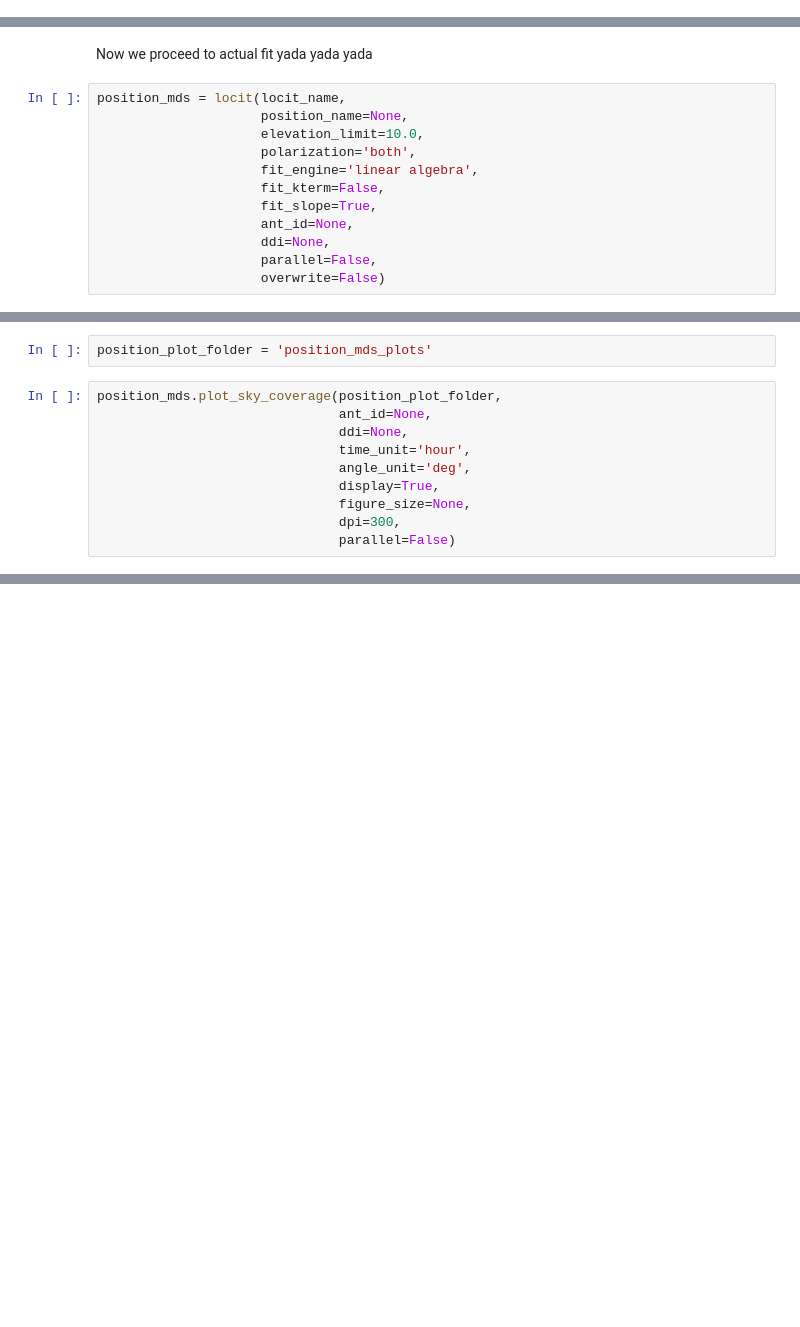
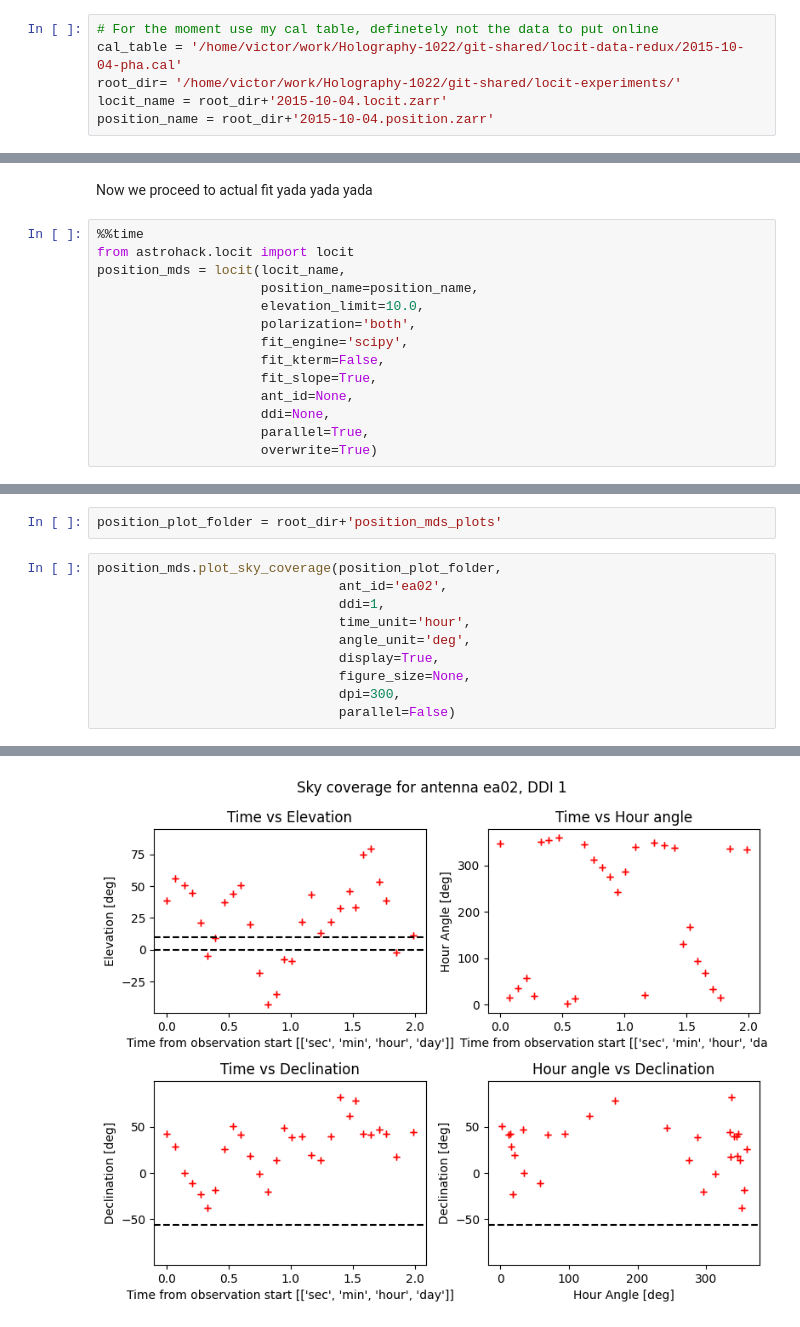
Before and after one commit to casangi/astrohack, a Jupyter notebook: docs/locit_tutorial.ipynb, the cells around one changed output, grey strips where cells are left out. Cells and saved outputs as stored; diff of their text form; blank space fills up the shorter version.

Commit message:
Functional Locit tutorial

```diff
--- a/docs/locit_tutorial.ipynb
+++ b/docs/locit_tutorial.ipynb
@@ -31 +68,7 @@ client
+# %%
+# For the moment use my cal table, definetely not the data to put online
+cal_table = '/home/victor/work/Holography-1022/git-shared/locit-data-redux/2015-10-04-pha.cal'
+root_dir= '/home/victor/work/Holography-1022/git-shared/locit-experiments/'
+locit_name = root_dir+'2015-10-04.locit.zarr'
+position_name = root_dir+'2015-10-04.position.zarr'
 # %%
@@ -55,14 +164,16 @@ locit_mds.plot_antenna_positions(locit_plot_folder,
 # %% [markdown]
 Now we proceed to actual fit yada yada yada
 # %%
+%%time
+from astrohack.locit import locit
 position_mds = locit(locit_name,
-                     position_name=None,
+                     position_name=position_name,
                      elevation_limit=10.0,
                      polarization='both',
-                     fit_engine='linear algebra',
+                     fit_engine='scipy',
                      fit_kterm=False,
                      fit_slope=True,
                      ant_id=None,
                      ddi=None,
-                     parallel=False,
-                     overwrite=False)
+                     parallel=True,
+                     overwrite=True)
@@ -79,12 +239,13 @@ position_mds.export_fit_results(position_export_folder,
 # %%
-position_plot_folder = 'position_mds_plots'
+position_plot_folder = root_dir+'position_mds_plots'
 # %%
 position_mds.plot_sky_coverage(position_plot_folder,
-                               ant_id=None,
-                               ddi=None,
+                               ant_id='ea02',
+                               ddi=1,
                                time_unit='hour',
                                angle_unit='deg',
                                display=True,
                                figure_size=None,
                                dpi=300,
                                parallel=False)
+# %% [output]
@@ -91,2 +253,3 @@ position_mds.plot_sky_coverage(position_plot_folder,
+[figure, added]
 # %%
 position_mds.plot_gains(position_plot_folder,
```
Also changed, not shown: parts of 17 cells of this notebook.
